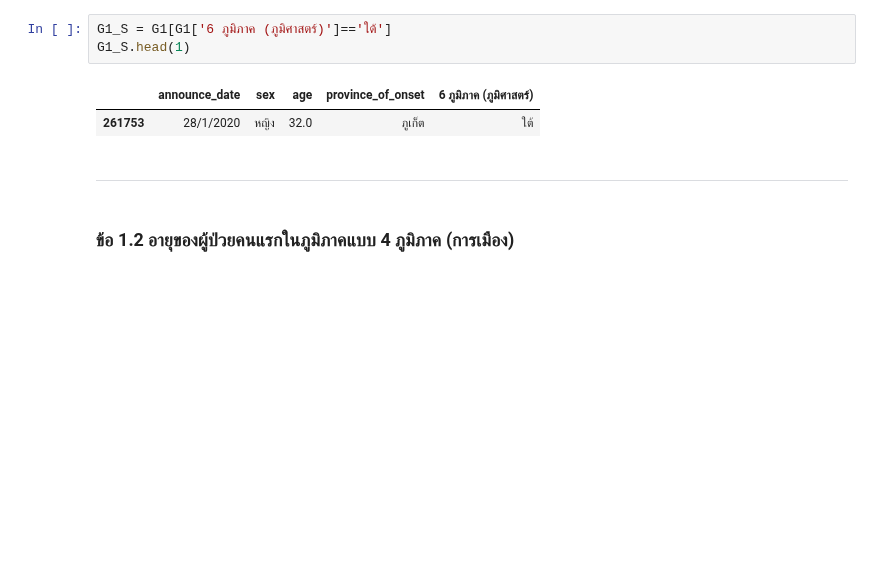
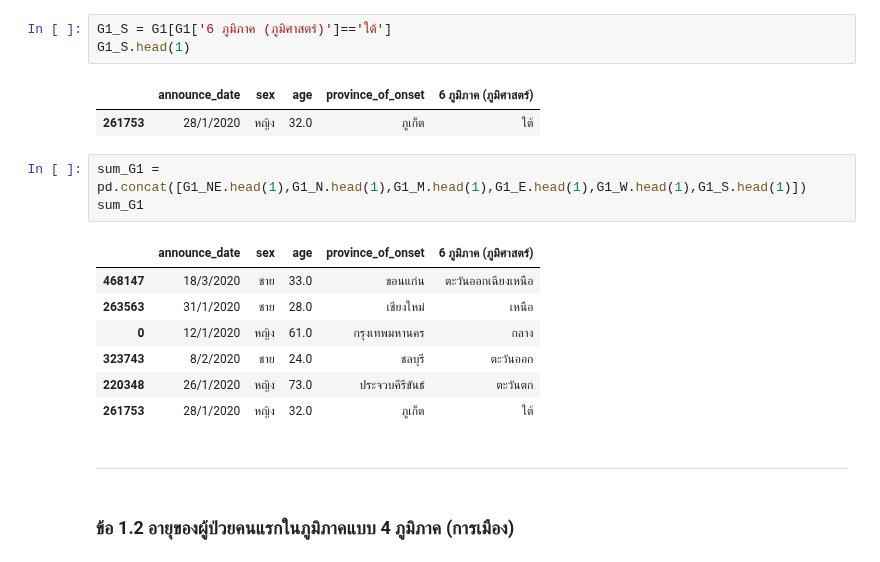
Before and after one commit to sitthatkaja/data_viz_2022, a Jupyter notebook: BasicPython&DataViz_midterm2022.ipynb, the cells around one changed output. Saved outputs shown, nothing was run; the diff lists cells and outputs as text; blank space fills up the shorter version.

```diff
--- a/BasicPython&DataViz_midterm2022.ipynb
+++ b/BasicPython&DataViz_midterm2022.ipynb
@@ -160,6 +227,17 @@ G1_S.head(1)
 # %% [output]
 |  | announce_date | sex | age | province_of_onset | 6 ภูมิภาค (ภูมิศาสตร์) |
 | 261753 | 28/1/2020 | หญิง | 32.0 | ภูเก็ต | ใต้ |
+# %%
+sum_G1 = pd.concat([G1_NE.head(1),G1_N.head(1),G1_M.head(1),G1_E.head(1),G1_W.head(1),G1_S.head(1)])
+sum_G1
+# %% [output]
+|  | announce_date | sex | age | province_of_onset | 6 ภูมิภาค (ภูมิศาสตร์) |
+| 468147 | 18/3/2020 | ชาย | 33.0 | ขอนแก่น | ตะวันออกเฉียงเหนือ |
+| 263563 | 31/1/2020 | ชาย | 28.0 | เชียงใหม่ | เหนือ |
+| 0 | 12/1/2020 | หญิง | 61.0 | กรุงเทพมหานคร | กลาง |
+| 323743 | 8/2/2020 | ชาย | 24.0 | ชลบุรี | ตะวันออก |
+| 220348 | 26/1/2020 | หญิง | 73.0 | ประจวบคีรีขันธ์ | ตะวันตก |
+| 261753 | 28/1/2020 | หญิง | 32.0 | ภูเก็ต | ใต้ |
 # %% [markdown]
 ---
 # %% [markdown]
```
Also changed, not shown: parts of 16 cells of this notebook.
